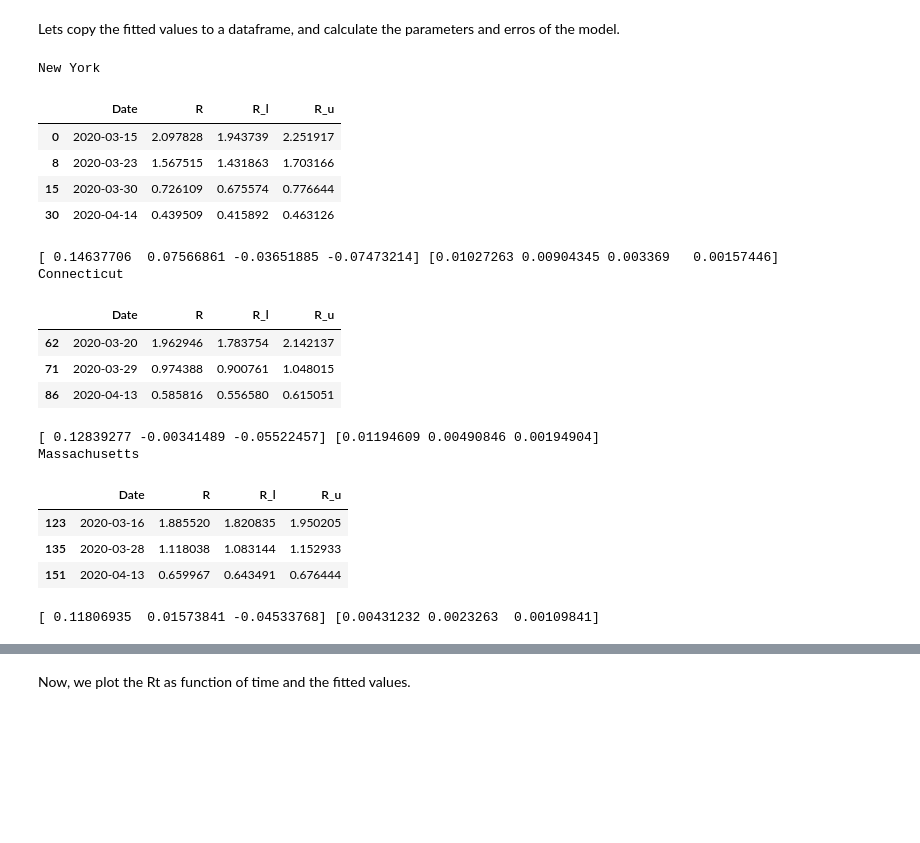
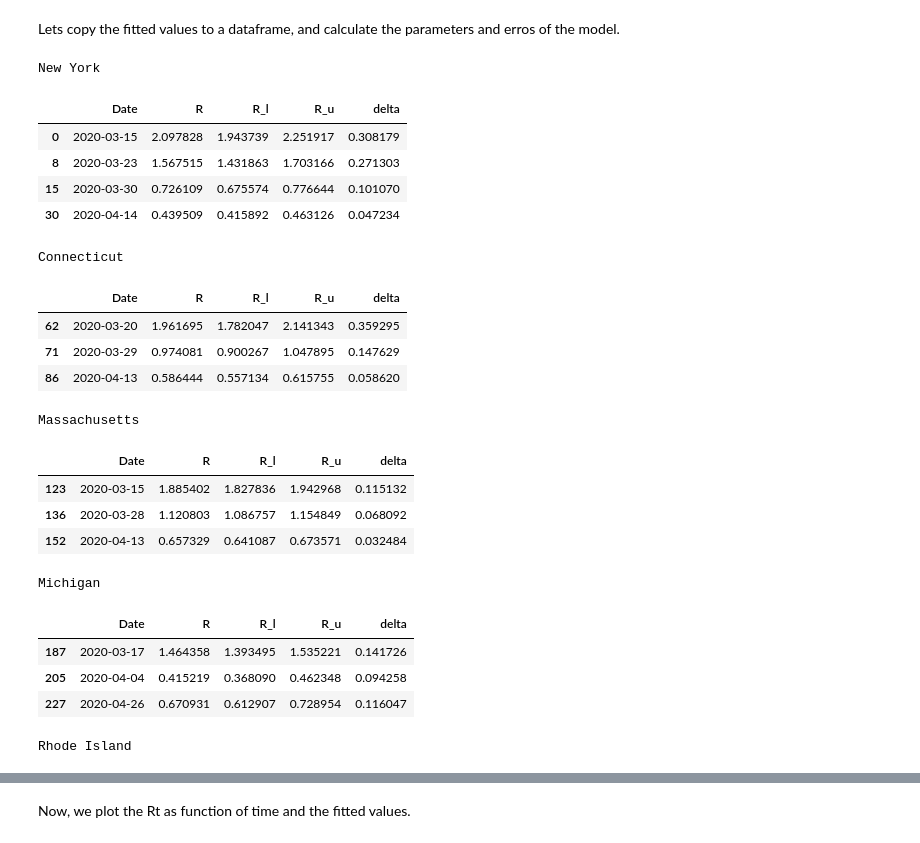
Before and after one commit to ababino/corona, a Jupyter notebook: Binomial_L1_LR_AIC_states.ipynb, the cells around one changed output, grey strips where cells are left out. Drawn from its saved outputs; the diff is of its cells as text; code cells hidden in the pictures; blank space fills up the shorter version.

Commit message:
analysis of six states

```diff
--- a/Binomial_L1_LR_AIC_states.ipynb
+++ b/Binomial_L1_LR_AIC_states.ipynb
@@ -118,6 +122,9 @@ df.tail()
 dsname = 'Connecticut'
 # reopening phase 1 may 20
 # https://portal.ct.gov/Coronavirus/Covid-19-Knowledge-Base/Reopen-plan
+
+# all APIs avaliables
+# https://data.ct.gov/stories/s/COVID-19-data/wa3g-tfvc/#covid-19-testing-data
 
 if not os.path.isfile('data/connecticut.csv'):
     dfs = []
@@ -140,16 +147,16 @@ if not os.path.isfile('data/connecticut.csv'):
     df['Odds'] = df.Positives / df.Negatives
     df['Date'] = pd.to_datetime(df.index)
     df.to_csv('data/connecticut.csv')
-    df = df[df['Date'] <= '2020-05-19']
-    df = df[df['Date'] > '2020-03-19']
 else:
     df = pd.read_csv('data/connecticut.csv')
     df = df.set_index('date')
+df['Date'] = pd.to_datetime(df['Date'])
+df.index = pd.to_datetime(df.index)
+df = df.sort_index()
+#print(df[['Tests', 'Positives', 'Odds']].head(30))
 
 df = df[df['Date'] <= '2020-05-19']
 df = df[df['Date'] > '2020-03-19']
-df['Date'] = pd.to_datetime(df['Date'])
-df.index = pd.to_datetime(df.index)
 df = df[['Date', 'Tests', 'Positives', 'Odds']]
 #print(df.head())
 df_dict[dsname] = df
@@ -182,7 +189,8 @@ df.tail()
 ## Massachusetts
 # %%
 dsname = 'Massachusetts'
-
+# web site with data
+# https://www.mass.gov/info-details/covid-19-response-reporting
 yesterday = datetime.today() - timedelta(0)
 if  not os.path.isfile('data/massachusetts.csv'):
     #yesterday = datetime.today() - timedelta(10)
@@ -212,15 +220,14 @@ if  not os.path.isfile('data/massachusetts.csv'):
     df['Odds'] = df.Positives / df.Negatives
     #df = df[df['Date']<'2020-05-15']
     df.to_csv('data/massachusetts.csv')
-    df = df[df['Date']<'2020-05-18']
-    df = df[df['Date']>'2020-03-15']
 else:
     df = pd.read_csv('data/massachusetts.csv')
     df['Date'] = pd.to_datetime(df['Date'])
     df['date'] = pd.to_datetime(df['date'])
     df = df.set_index('date')
-    df = df[df['Date']<'2020-05-18']
-    df = df[df['Date']>'2020-03-15']
+df = df[df['Date']<'2020-05-18']
+#df = df[df['Date']>'2020-03-15']
+df = df[df['Date']>'2020-03-14']
 df = df[['Date', 'Tests', 'Positives', 'Odds']]
 df_dict[dsname] = df
 
@@ -233,4 +240,3 @@ masks_public = pd.to_datetime('05-06-2020 00:00', dayfirst=False)
 event_list = [schools, saty_at_home, masks_cdc, masks_public]
 events[dsname] = event_list
 df_dict[dsname] = df
-df.tail()
@@ -426,6 +515,7 @@ class FirstInChunkSelector(object):
         no_zero = np.zeros(n_features+1)
         no_zero[1:] = self.clf.coef_ != 0
         self.mask = np.diff(no_zero)>0
+        self.mask[0] = True
         self.coef = self.clf.coef_[self.mask]
         return self.coef
 
@@ -480,13 +570,15 @@ class LassoICSelector(object):
 
         # iteratively remove non signicative variables and fit again
         mask = self.ols_results.pvalues < self.alpha / len(self.ols_results.pvalues)
+        mask[0] = True
         Xnew = self.transform_to_ols(X)
         Xnew = Xnew[:, mask]
         self.support = self.selector.get_support()
         self.ols = self.OLS(y, Xnew)
         self.ols_results = self.ols.fit()
-        while any(self.ols_results.pvalues >= self.alpha / len(self.ols_results.pvalues)):
+        while any(self.ols_results.pvalues[1:] >= self.alpha / len(self.ols_results.pvalues)):
             mask.values[mask.values] = (self.ols_results.pvalues < self.alpha / len(self.ols_results.pvalues)).values
+            mask[0] = True
             Xnew = self.transform_to_ols(X)
             Xnew = Xnew[:, mask]
             self.support = self.selector.get_support()
@@ -635,6 +715,7 @@ OLS Regression Results
 Lets copy the fitted values to a dataframe, and calculate the parameters and erros of the model.
 # %%
 data_list = []
+Rt_dict = {}
 for state in df.State.unique():
     print(state)
     lics = lics_dict[state]
@@ -652,14 +733,12 @@ for state in df.State.unique():
     # the error in yhat is
     # Xols = lics.transform_to_ols(X)
     (yhat_std, yhat_l, yhat_u) = wls_prediction_std(lics.ols_results, Xols)
-
-    # propagation of errors
-    oddshat_std = odds_hat*yhat_std
+    oddshat_l = np.exp(yhat-2*yhat_std)
+    oddshat_u = np.exp(yhat+2*yhat_std)
 
     data.loc[:, 'odds_hat'] = odds_hat
-    data.loc[:, 'oddshat_std'] = oddshat_std
-    data.loc[:, 'oddshat_l'] = odds_hat - 2*oddshat_std
-    data.loc[:, 'oddshat_u'] = odds_hat + 2*oddshat_std
+    data.loc[:, 'oddshat_l'] = oddshat_l
+    data.loc[:, 'oddshat_u'] = oddshat_u
 
     # use coefficients to calculate Rt
     coef = np.zeros(len(data))
@@ -667,49 +746,57 @@ for state in df.State.unique():
     ind = np.squeeze(np.argwhere(lics.support))
 
     # we do not use the last coefficient since it's the intercept (=log(odds_0))
     coef[ind] = lics.ols_results.params[:-1]
 
     # using equation 2, 4 and 6
     data.loc[:, 'R'] = np.cumsum(coef)/GAMMA+1
 
     # get covarinace matrix of coefficients
     cov = lics.ols_results.cov_params().values
 
     # since the values of Rts are a sum of variables, we use the formula
     # of the sum of gaussian variables with a known covariance matrix
     stds = [np.sqrt(cov[:n, :n].sum()) for n in range(1, cov.shape[0])]
+    if len(stds)==1:
+        stds = stds[0]
     coef_std[ind] = stds
 
     # error propagation formula
     data.loc[:, 'Rstd'] = coef_std / GAMMA
 
     data['Rstd'] = data['Rstd'].fillna(method='ffill')
     data['R_l'] = data['R'] - 2*data['Rstd']
     data['R_u'] = data['R'] + 2*data['Rstd']
 
     r_index = data.R.diff() != 0
     Rts = data.loc[r_index, ['Date', 'R', 'R_l', 'R_u']]
+    Rts['delta'] = Rts['R_u'] - Rts['R_l']
+    Rt_dict[state] = Rts
     display(Rts)
-    print(np.cumsum(coef)[r_index], coef_std[r_index])
+    #print(np.cumsum(coef)[r_index], coef_std[r_index])
     data_list.append(data)
 data = pd.concat(data_list)
+Rts = pd.concat(Rt_dict, names=['Dataset'])
 # %% [output]
 New York
-|  | Date | R | R_l | R_u |
-| 0 | 2020-03-15 | 2.097828 | 1.943739 | 2.251917 |
-| 8 | 2020-03-23 | 1.567515 | 1.431863 | 1.703166 |
-| 15 | 2020-03-30 | 0.726109 | 0.675574 | 0.776644 |
-| 30 | 2020-04-14 | 0.439509 | 0.415892 | 0.463126 |
+|  | Date | R | R_l | R_u | delta |
+| 0 | 2020-03-15 | 2.097828 | 1.943739 | 2.251917 | 0.308179 |
+| 8 | 2020-03-23 | 1.567515 | 1.431863 | 1.703166 | 0.271303 |
+| 15 | 2020-03-30 | 0.726109 | 0.675574 | 0.776644 | 0.101070 |
+| 30 | 2020-04-14 | 0.439509 | 0.415892 | 0.463126 | 0.047234 |
-[ 0.14637706  0.07566861 -0.03651885 -0.07473214] [0.01027263 0.00904345 0.003369   0.00157446]
 Connecticut
-|  | Date | R | R_l | R_u |
-| 62 | 2020-03-20 | 1.962946 | 1.783754 | 2.142137 |
-| 71 | 2020-03-29 | 0.974388 | 0.900761 | 1.048015 |
-| 86 | 2020-04-13 | 0.585816 | 0.556580 | 0.615051 |
+|  | Date | R | R_l | R_u | delta |
+| 62 | 2020-03-20 | 1.961695 | 1.782047 | 2.141343 | 0.359295 |
+| 71 | 2020-03-29 | 0.974081 | 0.900267 | 1.047895 | 0.147629 |
+| 86 | 2020-04-13 | 0.586444 | 0.557134 | 0.615755 | 0.058620 |
-[ 0.12839277 -0.00341489 -0.05522457] [0.01194609 0.00490846 0.00194904]
 Massachusetts
-|  | Date | R | R_l | R_u |
-| 123 | 2020-03-16 | 1.885520 | 1.820835 | 1.950205 |
-| 135 | 2020-03-28 | 1.118038 | 1.083144 | 1.152933 |
-| 151 | 2020-04-13 | 0.659967 | 0.643491 | 0.676444 |
+|  | Date | R | R_l | R_u | delta |
+| 123 | 2020-03-15 | 1.885402 | 1.827836 | 1.942968 | 0.115132 |
+| 136 | 2020-03-28 | 1.120803 | 1.086757 | 1.154849 | 0.068092 |
+| 152 | 2020-04-13 | 0.657329 | 0.641087 | 0.673571 | 0.032484 |
-[ 0.11806935  0.01573841 -0.04533768] [0.00431232 0.0023263  0.00109841]
+Michigan
+|  | Date | R | R_l | R_u | delta |
+| 187 | 2020-03-17 | 1.464358 | 1.393495 | 1.535221 | 0.141726 |
+| 205 | 2020-04-04 | 0.415219 | 0.368090 | 0.462348 | 0.094258 |
+| 227 | 2020-04-26 | 0.670931 | 0.612907 | 0.728954 | 0.116047 |
+Rhode Island
```
Also changed, not shown: parts of 25 cells of this notebook.
